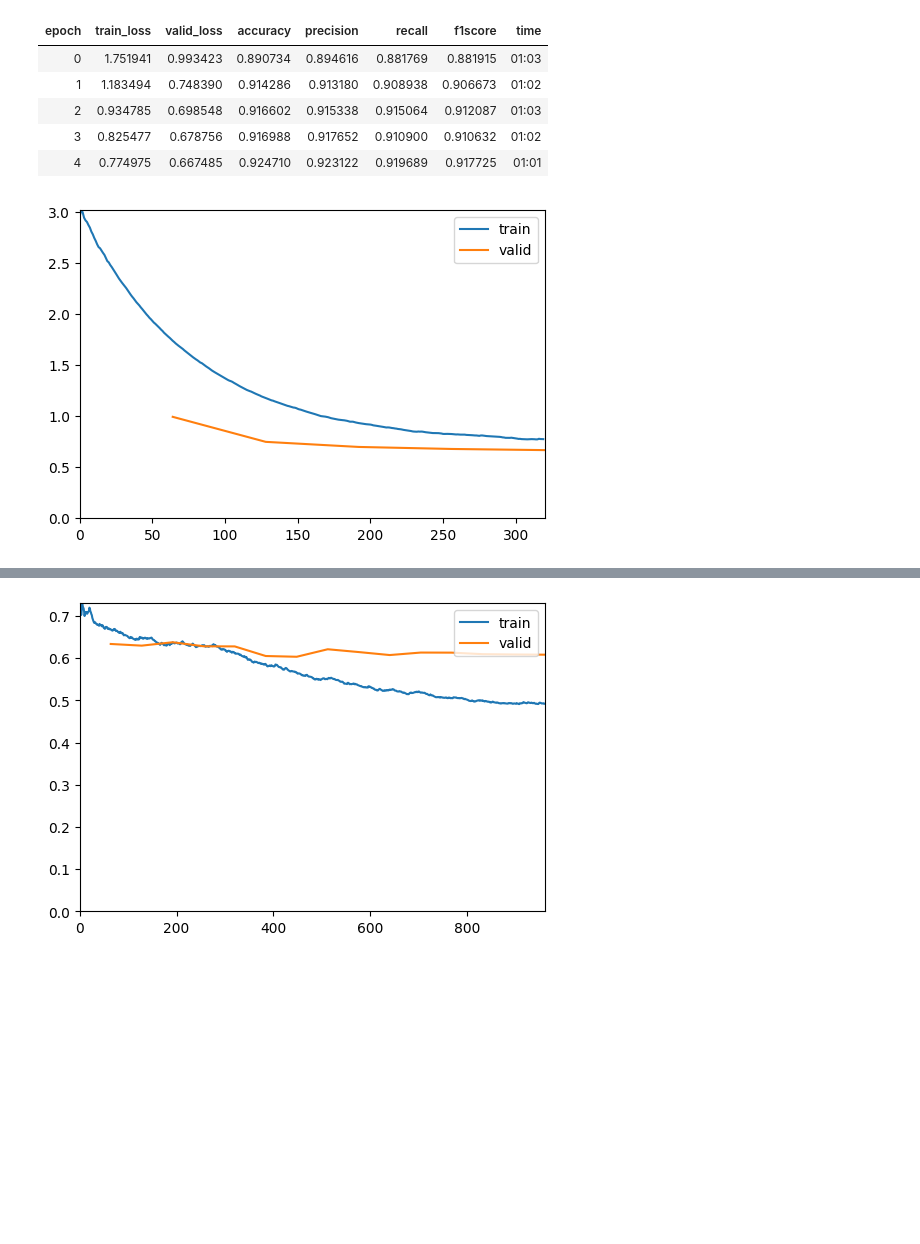
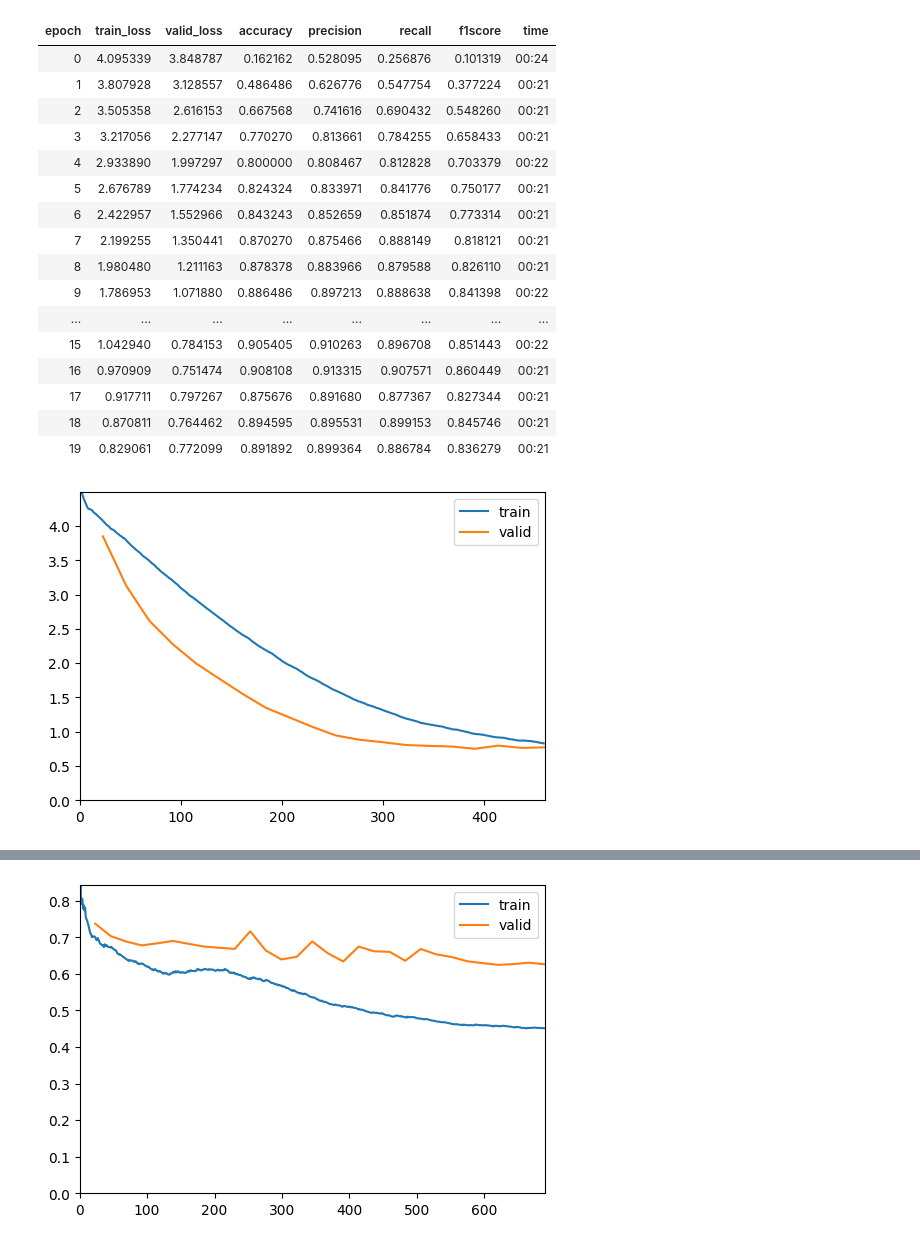
Before and after one commit to Kenny3Shen/InverseVC, a Jupyter notebook: triplet-crossentropy_pets_attack.ipynb, the cells around one changed output, grey strips where cells are left out. Drawn from its saved outputs; the diff is of its cells as text; code cells hidden in the pictures; blank space fills up the shorter version.

```diff
--- a/triplet-crossentropy_pets_attack.ipynb
+++ b/triplet-crossentropy_pets_attack.ipynb
@@ -39,3 +28,27 @@ loaders = data.dataloaders(untar_data(URLs.IMAGEWOOF_160), bs=160)
+# %%
+# set_seed 42
+set_seed(42)
+
+def get_image_files_sample(path):
+    files = get_image_files(path)
+    label_pattern = r'(.+)_\d+.jpg$'
+    label_func = using_attr(RegexLabeller(label_pattern), 'name')
+    label_to_files = defaultdict(list)
+    for file in files:
+        label = label_func(file)
+        label_to_files[label].append(file)
+    sampled_files = []
+    for files in label_to_files.values():
+        sampled_files.extend(random.sample(files, min(50, len(files))))
+    return sampled_files
+
+pets = DataBlock(blocks=(ImageBlock, CategoryBlock),
+                 get_items=get_image_files_sample,
+                 splitter=RandomSplitter(valid_pct=0.2),
+                 get_y=using_attr(RegexLabeller(r'(.+)_\d+.jpg$'), 'name'),
+                 item_tfms=Resize(256),
+                 batch_tfms=[*aug_transforms(size=(256,256)), Normalize.from_stats(*imagenet_stats)])
+loaders = pets.dataloaders(untar_data(URLs.PETS)/"images", bs=64)
 # %%
 classes = len(loaders.vocab)
 classes
@@ -45,7 +58,7 @@ classes
 # batch_size must be a multiple of m
 # length_before_new_iter >= batch_size must be true
 # m * (number of unique labels) >= batch_size must be true
-sampler = samplers.MPerClassSampler(loaders.vocab, m=16, batch_size=160, length_before_new_iter=loaders.train.n)
+sampler = samplers.MPerClassSampler(loaders.vocab, m=8, batch_size=64, length_before_new_iter=loaders.train.n)
 #Fastai 会自动创建一个新的数据加载器，该数据加载器使用相同的数据集，但使用您传递的修改后的关键字参数。
 loaders.train = loaders.train.new(shuffle=False, sampler=sampler)
 # %%
@@ -180,13 +206,24 @@ learn=Learner(loaders,
               cbs=[ShowGraphCallback],
               metrics=[accuracy,precision,recall,f1score])
 # %%
-learn.fine_tune(15,freeze_epochs=5)
+learn.fine_tune(30,freeze_epochs=20)
 # %% [output]
 | epoch | train_loss | valid_loss | accuracy | precision | recall | f1score | time |
-| 0 | 1.751941 | 0.993423 | 0.890734 | 0.894616 | 0.881769 | 0.881915 | 01:03 |
-| 1 | 1.183494 | 0.748390 | 0.914286 | 0.913180 | 0.908938 | 0.906673 | 01:02 |
-| 2 | 0.934785 | 0.698548 | 0.916602 | 0.915338 | 0.915064 | 0.912087 | 01:03 |
-| 3 | 0.825477 | 0.678756 | 0.916988 | 0.917652 | 0.910900 | 0.910632 | 01:02 |
-| 4 | 0.774975 | 0.667485 | 0.924710 | 0.923122 | 0.919689 | 0.917725 | 01:01 |
+| 0 | 4.095339 | 3.848787 | 0.162162 | 0.528095 | 0.256876 | 0.101319 | 00:24 |
+| 1 | 3.807928 | 3.128557 | 0.486486 | 0.626776 | 0.547754 | 0.377224 | 00:21 |
+| 2 | 3.505358 | 2.616153 | 0.667568 | 0.741616 | 0.690432 | 0.548260 | 00:21 |
+| 3 | 3.217056 | 2.277147 | 0.770270 | 0.813661 | 0.784255 | 0.658433 | 00:21 |
+| 4 | 2.933890 | 1.997297 | 0.800000 | 0.808467 | 0.812828 | 0.703379 | 00:22 |
+| 5 | 2.676789 | 1.774234 | 0.824324 | 0.833971 | 0.841776 | 0.750177 | 00:21 |
+| 6 | 2.422957 | 1.552966 | 0.843243 | 0.852659 | 0.851874 | 0.773314 | 00:21 |
+| 7 | 2.199255 | 1.350441 | 0.870270 | 0.875466 | 0.888149 | 0.818121 | 00:21 |
+| 8 | 1.980480 | 1.211163 | 0.878378 | 0.883966 | 0.879588 | 0.826110 | 00:21 |
+| 9 | 1.786953 | 1.071880 | 0.886486 | 0.897213 | 0.888638 | 0.841398 | 00:22 |
+| ... | ... | ... | ... | ... | ... | ... | ... |
+| 15 | 1.042940 | 0.784153 | 0.905405 | 0.910263 | 0.896708 | 0.851443 | 00:22 |
+| 16 | 0.970909 | 0.751474 | 0.908108 | 0.913315 | 0.907571 | 0.860449 | 00:21 |
+| 17 | 0.917711 | 0.797267 | 0.875676 | 0.891680 | 0.877367 | 0.827344 | 00:21 |
+| 18 | 0.870811 | 0.764462 | 0.894595 | 0.895531 | 0.899153 | 0.845746 | 00:21 |
+| 19 | 0.829061 | 0.772099 | 0.891892 | 0.899364 | 0.886784 | 0.836279 | 00:21 |
-[figure, old version]
+[figure, new version]
 | epoch | train_loss | valid_loss | accuracy | precision | recall | f1score | time |
@@ -208 +246 @@ learn.fine_tune(15,freeze_epochs=5)
-[figure, old version]
+[figure, new version]
```
Also changed, not shown: parts of 10 cells of this notebook.
